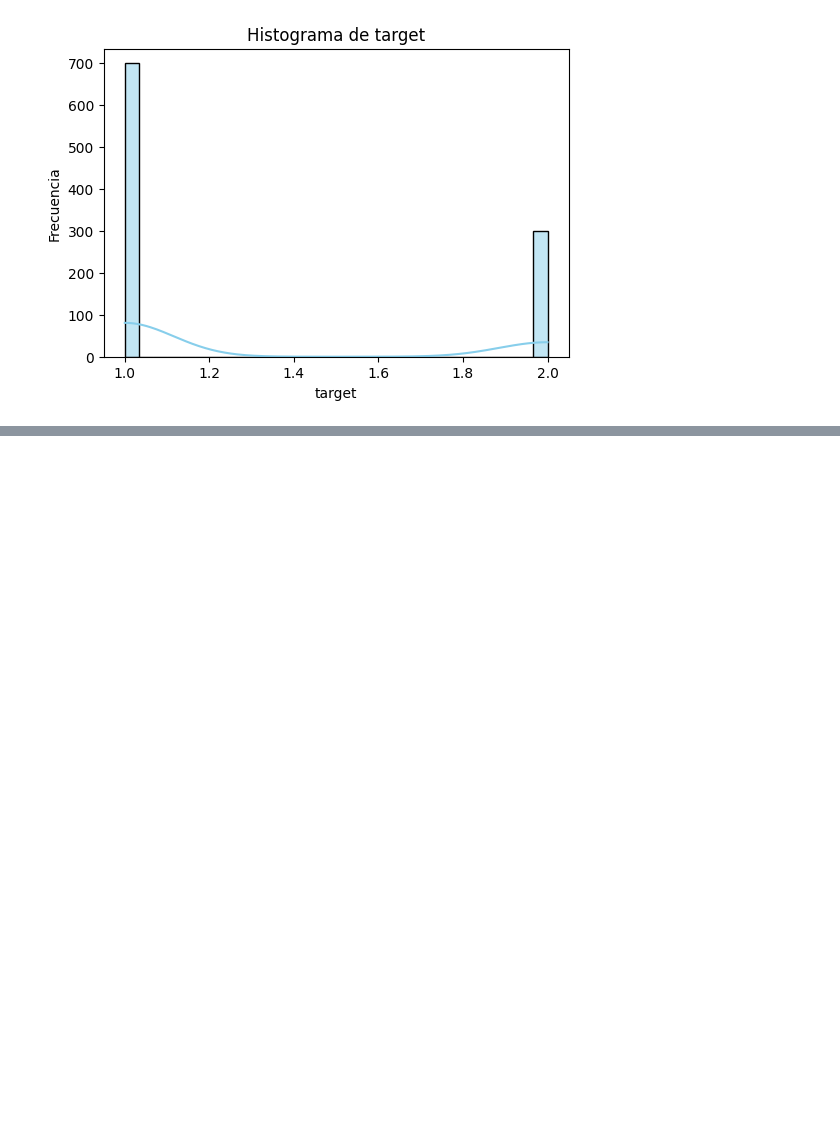
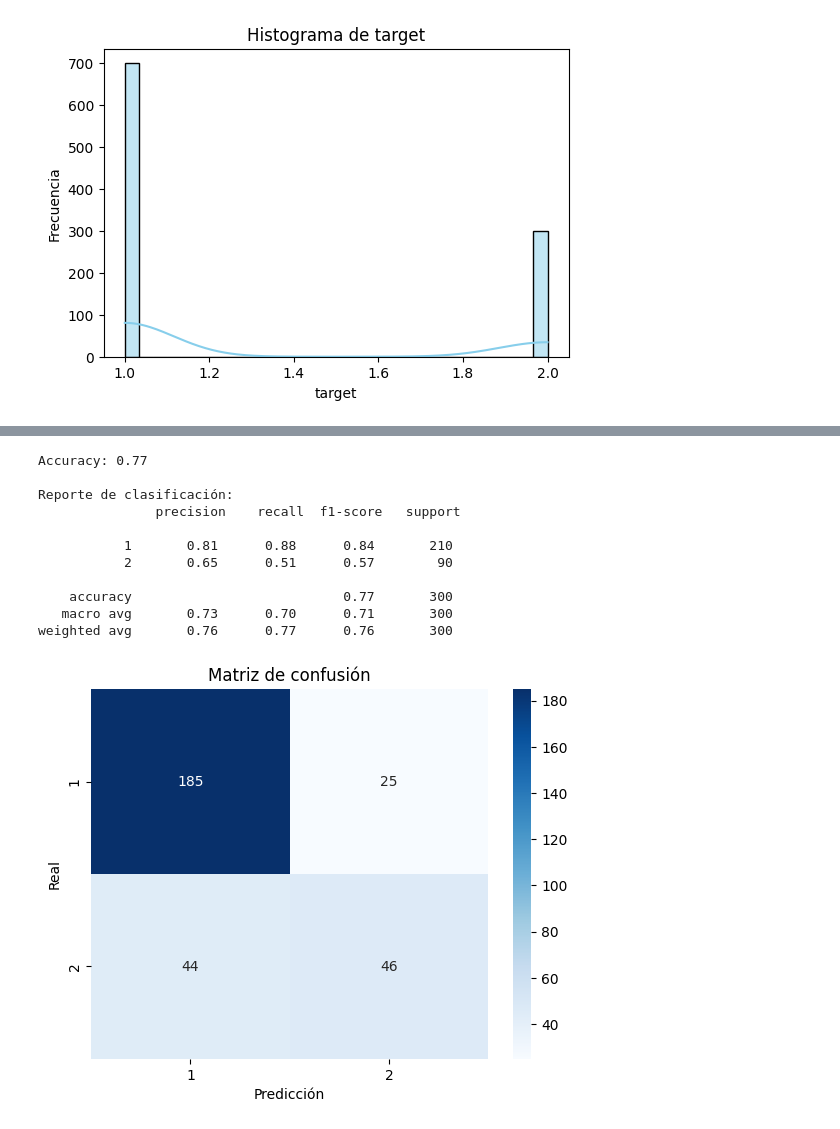
Before and after one commit to DavidCrespo72/AnalisisDatos, a Jupyter notebook: Taller_inova_pre.ipynb, the cells around one changed output, grey strips where cells are left out. Saved outputs shown, nothing was run; the diff lists cells and outputs as text; code cells hidden in the pictures; blank space fills up the shorter version.

```diff
--- a/Taller_inova_pre.ipynb
+++ b/Taller_inova_pre.ipynb
@@ -409,7 +418,7 @@ from sklearn.metrics import classification_report
 import pandas as pd
 
 # Variables (X = numéricas, y = categórica)
-X = df[['lluvias', 'mes', 'edad', 'vejez', 'cortes']]
+X = df[['checking_status_< 0 DM','duration','savings_< 100 DM','credit_amount','installment_rate','credit_history_no credits taken / all paid duly','existing_credits','checking_status_no checking account','savings_unknown / no savings account','credit_history_critical account / other credits existing']]
 y = df['target']
 
 # Separar train y test
@@ -441,0 +467,35 @@ print("Interceptos:\n", log_reg.intercept_)
+# %%
+from sklearn.metrics import accuracy_score, classification_report, confusion_matrix, log_loss
+import seaborn as sns
+import matplotlib.pyplot as plt
+
+# Accuracy
+print("Accuracy:", accuracy_score(y_test, y_pred))
+
+# Reporte detallado (precision, recall, F1 por clase)
+print("\nReporte de clasificación:\n", classification_report(y_test, y_pred))
+
+# Matriz de confusión
+cm = confusion_matrix(y_test, y_pred)
+sns.heatmap(cm, annot=True, fmt="d", cmap="Blues", xticklabels=log_reg.classes_, yticklabels=log_reg.classes_)
+plt.xlabel("Predicción")
+plt.ylabel("Real")
+plt.title("Matriz de confusión")
+plt.show()
+
+# Log-Loss
+y_pred_proba = log_reg.predict_proba(X_test)
+print("Log-Loss:", log_loss(y_test, y_pred_proba))
+# %% [output]
+Accuracy: 0.77
+
+Reporte de clasificación:
+               precision    recall  f1-score   support
+
+           1       0.81      0.88      0.84       210
+           2       0.65      0.51      0.57        90
+
+    accuracy                           0.77       300
+   macro avg       0.73      0.70      0.71       300
+weighted avg       0.76      0.77      0.76       300
+[figure, added]
```
Also changed, not shown: parts of 18 cells of this notebook.
